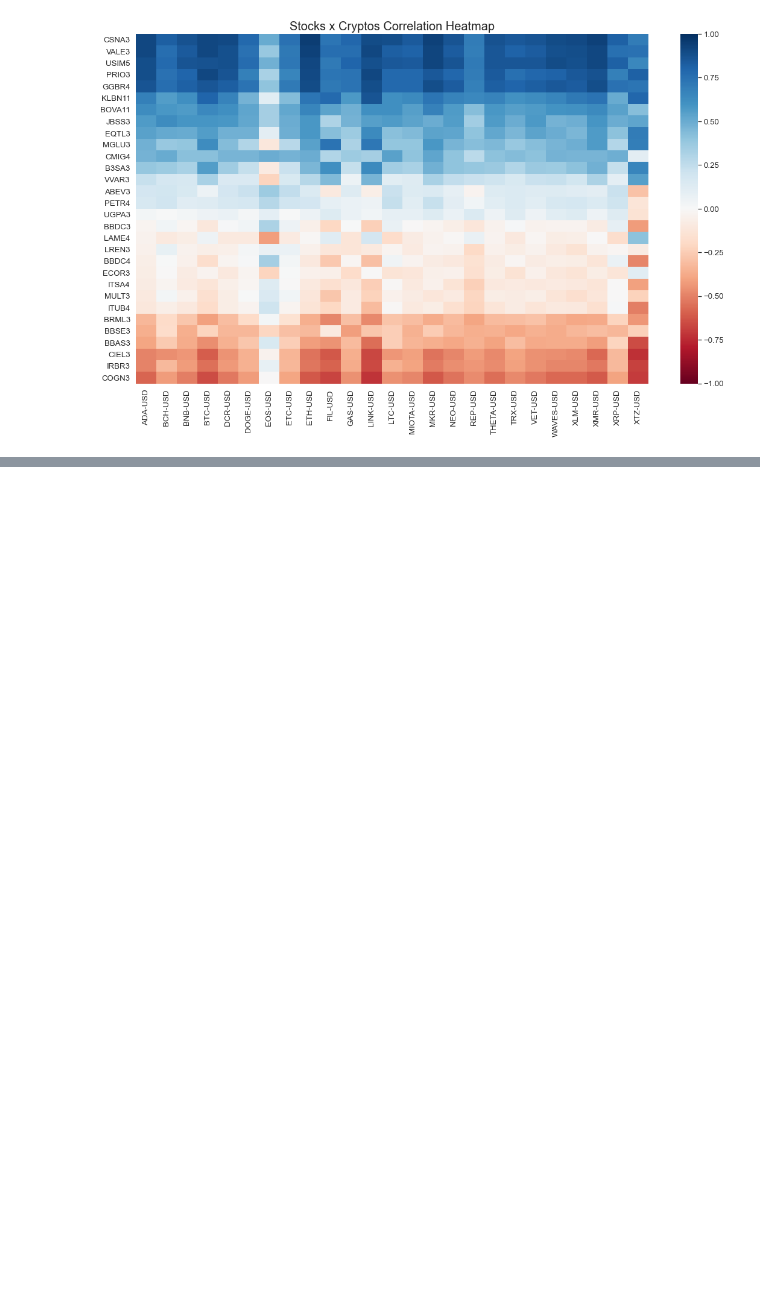
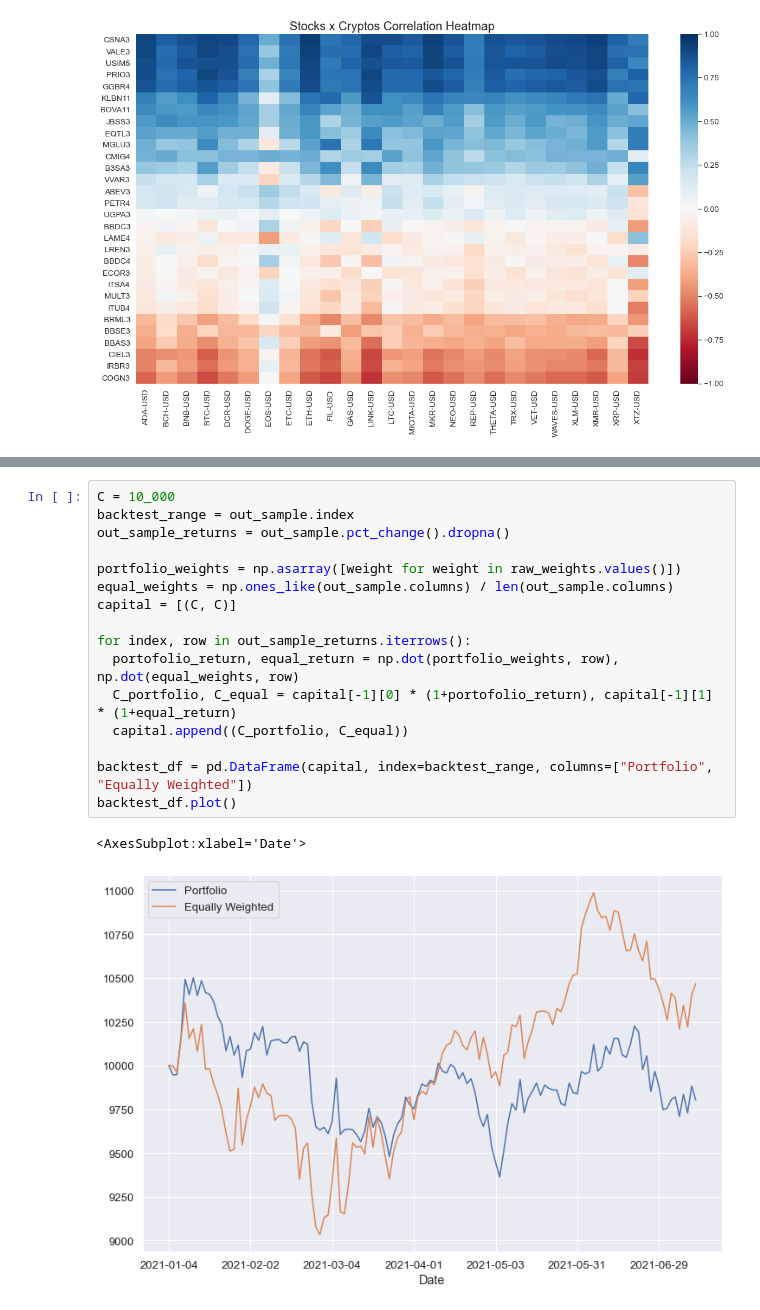
Before and after one commit to viengg/crypto-mpt, a Jupyter notebook: notebook.ipynb, the cells around one changed output, grey strips where cells are left out. Saved outputs shown, nothing was run; the diff lists cells and outputs as text; blank space fills up the shorter version.

Commit message:
otimizacao e backtest

```diff
--- a/notebook.ipynb
+++ b/notebook.ipynb
@@ -175,0 +160,19 @@ pd.Series(new_weights).plot.barh()
+# %%
+C = 10_000
+backtest_range = out_sample.index
+out_sample_returns = out_sample.pct_change().dropna()
+
+portfolio_weights = np.asarray([weight for weight in raw_weights.values()])
+equal_weights = np.ones_like(out_sample.columns) / len(out_sample.columns)
+capital = [(C, C)]
+
+for index, row in out_sample_returns.iterrows():
+  portofolio_return, equal_return = np.dot(portfolio_weights, row), np.dot(equal_weights, row)
+  C_portfolio, C_equal = capital[-1][0] * (1+portofolio_return), capital[-1][1] * (1+equal_return)
+  capital.append((C_portfolio, C_equal))
+
+backtest_df = pd.DataFrame(capital, index=backtest_range, columns=["Portfolio", "Equally Weighted"])
+backtest_df.plot()
+# %% [output]
+<AxesSubplot:xlabel='Date'>
+[figure, added]
```
Also changed, not shown: parts of 8 cells of this notebook.
